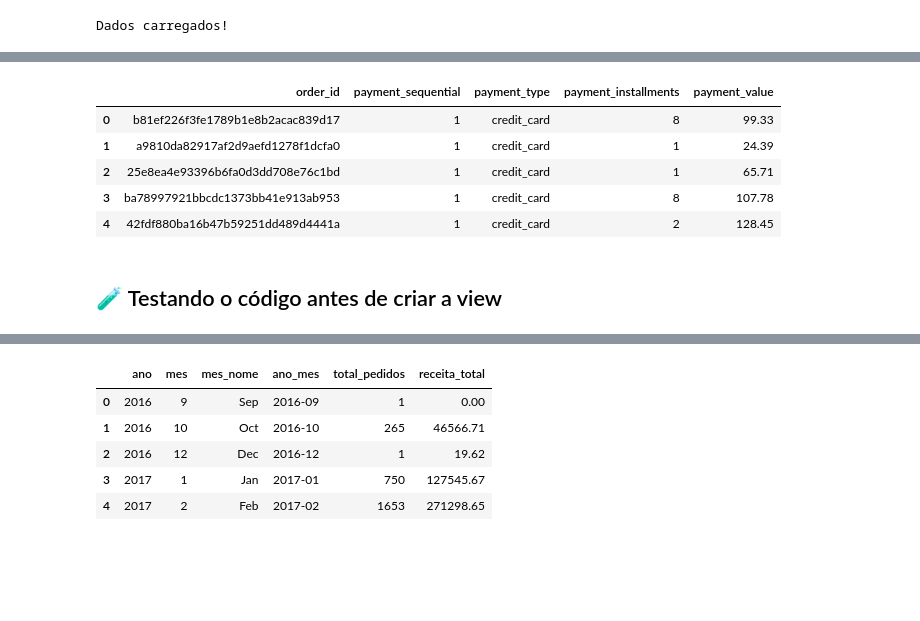
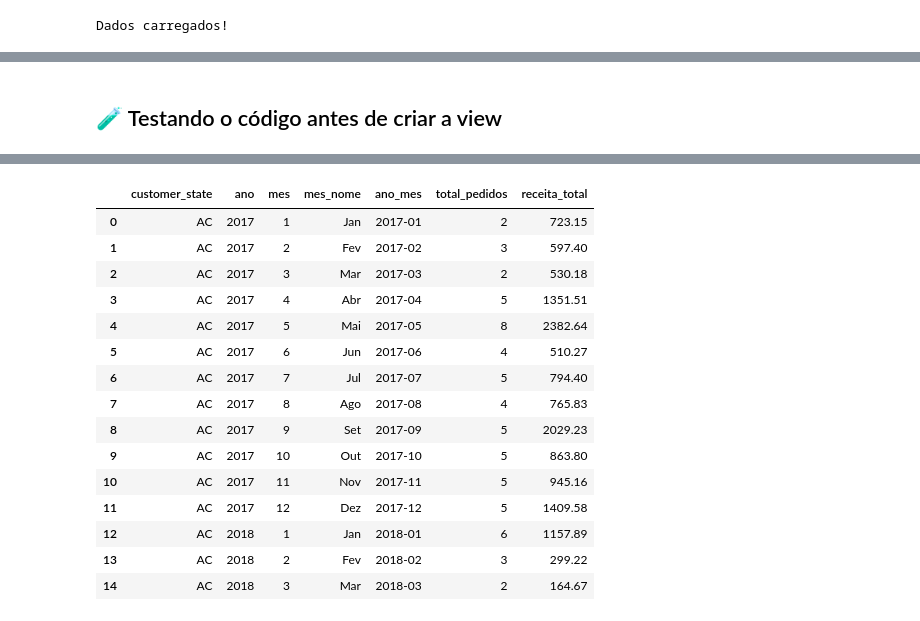
Before and after one commit to Carlosarmendoca/olistpython, a Jupyter notebook: Notebooks/03_view_receita_mensal.ipynb, the cells around one changed output, grey strips where cells are left out. Drawn from its saved outputs; the diff is of its cells as text; code cells hidden in the pictures; blank space fills up the shorter version.

Commit message:
Atualizacao painel e view receita

```diff
--- a/Notebooks/03_view_receita_mensal.ipynb
+++ b/Notebooks/03_view_receita_mensal.ipynb
@@ -7,6 +7,7 @@ import pandas as pd
 import numpy as np
 import sys
 sys.path.append('..')
+from views.vw_receita_mensal import get_receita_mensal
 
 pd.set_option('display.float_format', '{:.2f}'.format)
 
@@ -18,6 +19,7 @@ pedidos    = pd.read_csv("../dados/pedidos_limpo.csv", parse_dates=[
     'order_estimated_delivery_date'
 ])
 pagamentos = pd.read_csv("../dados/pagamentos_limpo.csv")
+clientes = pd.read_csv("../dados/clientes_limpo.csv")
 
 print("Dados carregados!")
 # %% [output]
@@ -31,12 +27,3 @@ pedidos.head(2)
-# %%
-pagamentos.head()
-# %% [output]
-|  | order_id | payment_sequential | payment_type | payment_installments | payment_value |
-| 0 | b81ef226f3fe1789b1e8b2acac839d17 | 1 | credit_card | 8 | 99.33 |
-| 1 | a9810da82917af2d9aefd1278f1dcfa0 | 1 | credit_card | 1 | 24.39 |
-| 2 | 25e8ea4e93396b6fa0d3dd708e76c1bd | 1 | credit_card | 1 | 65.71 |
-| 3 | ba78997921bbcdc1373bb41e913ab953 | 1 | credit_card | 8 | 107.78 |
-| 4 | 42fdf880ba16b47b59251dd489d4441a | 1 | credit_card | 2 | 128.45 |
 # %% [markdown]
 ## 🧪 Testando o código antes de criar a view
 # %%
@@ -58,28 +59,63 @@ df.head()
 # %%
 # Extraindo ano e mês
 
 df['ano'] = df['order_purchase_timestamp'].dt.year
 df['mes'] = df['order_purchase_timestamp'].dt.month
 df['mes_nome'] = df['order_purchase_timestamp'].dt.strftime('%b')
 df['ano_mes'] = df['order_purchase_timestamp'].dt.to_period('M').astype(str)
 
-#agrupando mês
 
-receita_mensal = (df.groupby(['ano', 'mes', 'mes_nome', 'ano_mes'])
-                    .agg(
-                        total_pedidos = ('order_id', 'nunique'),
-                        receita_total = ('payment_value', 'sum')
-                    )
-                    .reset_index() #O reset_index() transforma de volta em colunas normais
-                    .sort_values(['ano', 'mes'])) #Ordena por ano e mês em ordem crescente
+# Tradução do nome do mês
 
-receita_mensal['receita_total'] = receita_mensal['receita_total'].round(2) #Arredonda a receita para 2 casas decimais.
+meses_traducao = {
+    'Jan': 'Jan', 'Feb': 'Fev', 'Mar': 'Mar',
+    'Apr': 'Abr', 'May': 'Mai', 'Jun': 'Jun',
+    'Jul': 'Jul', 'Aug': 'Ago', 'Sep': 'Set',
+    'Oct': 'Out', 'Nov': 'Nov', 'Dec': 'Dez'
+}
 
-receita_mensal.head()
+df['mes_nome'] = df['mes_nome'].map(meses_traducao)
+
+
+# =========================================================
+# AGRUPAMENTO DA RECEITA MENSAL POR ESTADO
+# =========================================================
+
+receita_mensal = (
+    df.groupby([
+        'customer_state',
+        'ano',
+        'mes',
+        'mes_nome',
+        'ano_mes'
+    ])
+    .agg(
+        total_pedidos=('order_id', 'nunique'),
+        receita_total=('payment_value', 'sum')
+    )
+    .reset_index()
+    .sort_values(['customer_state', 'ano', 'mes'])
+)
+
+receita_mensal['receita_total'] = (
+    receita_mensal['receita_total'].round(2)
+)
+
+receita_mensal.head(15)
 # %% [output]
-|  | ano | mes | mes_nome | ano_mes | total_pedidos | receita_total |
-| 0 | 2016 | 9 | Sep | 2016-09 | 1 | 0.00 |
-| 1 | 2016 | 10 | Oct | 2016-10 | 265 | 46566.71 |
-| 2 | 2016 | 12 | Dec | 2016-12 | 1 | 19.62 |
-| 3 | 2017 | 1 | Jan | 2017-01 | 750 | 127545.67 |
-| 4 | 2017 | 2 | Feb | 2017-02 | 1653 | 271298.65 |
+|  | customer_state | ano | mes | mes_nome | ano_mes | total_pedidos | receita_total |
+| 0 | AC | 2017 | 1 | Jan | 2017-01 | 2 | 723.15 |
+| 1 | AC | 2017 | 2 | Fev | 2017-02 | 3 | 597.40 |
+| 2 | AC | 2017 | 3 | Mar | 2017-03 | 2 | 530.18 |
+| 3 | AC | 2017 | 4 | Abr | 2017-04 | 5 | 1351.51 |
+| 4 | AC | 2017 | 5 | Mai | 2017-05 | 8 | 2382.64 |
+| 5 | AC | 2017 | 6 | Jun | 2017-06 | 4 | 510.27 |
+| 6 | AC | 2017 | 7 | Jul | 2017-07 | 5 | 794.40 |
+| 7 | AC | 2017 | 8 | Ago | 2017-08 | 4 | 765.83 |
+| 8 | AC | 2017 | 9 | Set | 2017-09 | 5 | 2029.23 |
+| 9 | AC | 2017 | 10 | Out | 2017-10 | 5 | 863.80 |
+| 10 | AC | 2017 | 11 | Nov | 2017-11 | 5 | 945.16 |
+| 11 | AC | 2017 | 12 | Dez | 2017-12 | 5 | 1409.58 |
+| 12 | AC | 2018 | 1 | Jan | 2018-01 | 6 | 1157.89 |
+| 13 | AC | 2018 | 2 | Fev | 2018-02 | 3 | 299.22 |
+| 14 | AC | 2018 | 3 | Mar | 2018-03 | 2 | 164.67 |
```
Also changed, not shown: parts of 12 cells of this notebook, 4 other files.
